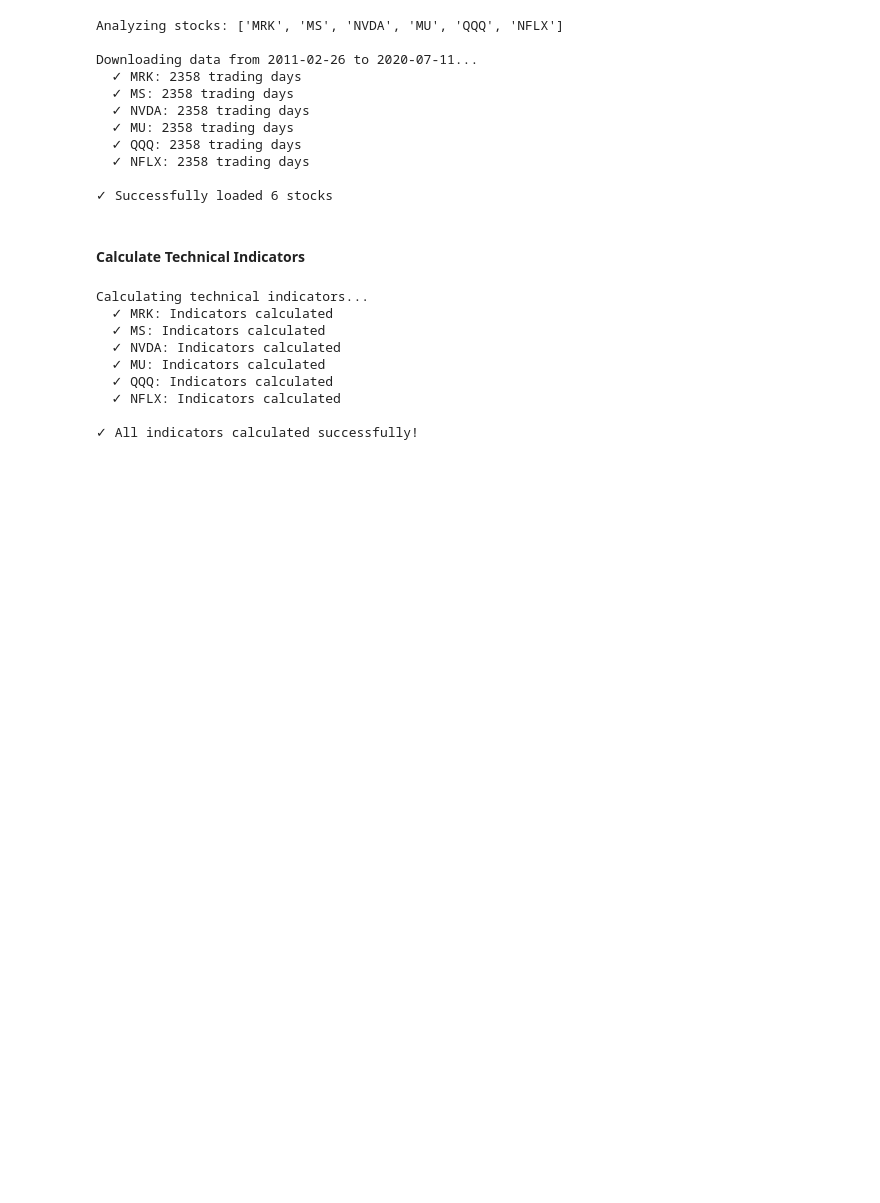
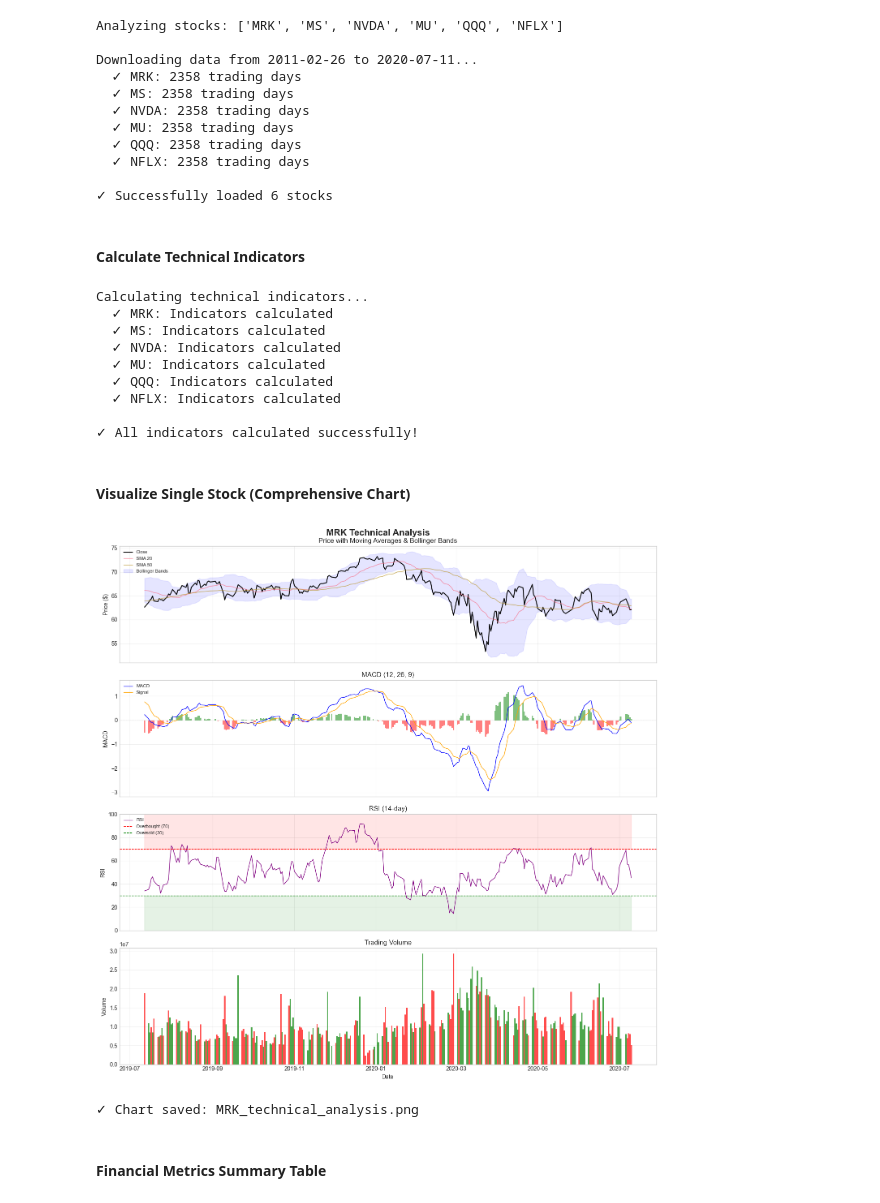
Before and after one commit to HermonaDev/financial-sentiment-challenge-week1, a Jupyter notebook: notebooks/02_quantitative_analysis.ipynb, the cells around one changed output. Saved outputs shown, nothing was run; the diff lists cells and outputs as text; code cells hidden in the pictures; blank space fills up the shorter version.

Commit message:
feat: add financial metrics summary and stock comparison charts

```diff
--- a/notebooks/02_quantitative_analysis.ipynb
+++ b/notebooks/02_quantitative_analysis.ipynb
@@ -169,3 +169,75 @@ Calculating technical indicators...
   ✓ NFLX: Indicators calculated
 
 ✓ All indicators calculated successfully!
+# %% [markdown]
+#### Visualize Single Stock (Comprehensive Chart)
+# %%
+def plot_technical_analysis(symbol, data, days=252):
+    """Create comprehensive technical analysis chart"""
+
+    df = data.tail(days)  # Last N days
+
+    fig, axes = plt.subplots(4, 1, figsize=(14, 14), sharex=True)
+    fig.suptitle(f'{symbol} Technical Analysis', fontsize=16, fontweight='bold')
+
+    # --- Plot 1: Price with Moving Averages & Bollinger Bands ---
+    ax1 = axes[0]
+    ax1.plot(df.index, df['Close'], label='Close', linewidth=1.5, color='black')
+    ax1.plot(df.index, df['SMA_20'], label='SMA 20', linewidth=1, alpha=0.8)
+    ax1.plot(df.index, df['SMA_50'], label='SMA 50', linewidth=1, alpha=0.8)
+    ax1.fill_between(df.index, df['BB_Upper'], df['BB_Lower'], alpha=0.1, color='blue', label='Bollinger Bands')
+    ax1.set_ylabel('Price ($)')
+    ax1.set_title('Price with Moving Averages & Bollinger Bands')
+    ax1.legend(loc='upper left', fontsize=8)
+    ax1.grid(True, alpha=0.3)
+
+    # --- Plot 2: MACD ---
+    ax2 = axes[1]
+    ax2.plot(df.index, df['MACD'], label='MACD', linewidth=1, color='blue')
+    ax2.plot(df.index, df['MACD_Signal'], label='Signal', linewidth=1, color='orange')
+    colors = ['green' if v >= 0 else 'red' for v in df['MACD_Hist']]
+    ax2.bar(df.index, df['MACD_Hist'], color=colors, alpha=0.5, width=1)
+    ax2.axhline(y=0, color='gray', linestyle='--', linewidth=0.5)
+    ax2.set_ylabel('MACD')
+    ax2.set_title('MACD (12, 26, 9)')
+    ax2.legend(loc='upper left', fontsize=8)
+    ax2.grid(True, alpha=0.3)
+
+    # --- Plot 3: RSI ---
+    ax3 = axes[2]
+    ax3.plot(df.index, df['RSI'], label='RSI', color='purple', linewidth=1)
+    ax3.axhline(y=70, color='red', linestyle='--', linewidth=1, label='Overbought (70)')
+    ax3.axhline(y=30, color='green', linestyle='--', linewidth=1, label='Oversold (30)')
+    ax3.fill_between(df.index, 70, 100, alpha=0.1, color='red')
+    ax3.fill_between(df.index, 0, 30, alpha=0.1, color='green')
+    ax3.set_ylabel('RSI')
+    ax3.set_title('RSI (14-day)')
+    ax3.set_ylim(0, 100)
+    ax3.legend(loc='upper left', fontsize=8)
+    ax3.grid(True, alpha=0.3)
+
+    # --- Plot 4: Volume ---
+    ax4 = axes[3]
+    colors = ['green' if df['Close'].iloc[i] >= df['Open'].iloc[i] else 'red'
+              for i in range(len(df))]
+    ax4.bar(df.index, df['Volume'], color=colors, alpha=0.7, width=1)
+    ax4.set_ylabel('Volume')
+    ax4.set_title('Trading Volume')
+    ax4.set_xlabel('Date')
+    ax4.grid(True, alpha=0.3)
+
+    plt.tight_layout()
+    plt.savefig(f'../notebooks/{symbol}_technical_analysis.png', dpi=150, bbox_inches='tight')
+    plt.show()
+
+    return fig
+
+# Plot for first stock
+first_symbol = list(stock_data.keys())[0]
+plot_technical_analysis(first_symbol, stock_data[first_symbol])
+print(f"✓ Chart saved: {first_symbol}_technical_analysis.png")
+# %% [output]
+[figure, added]
+✓ Chart saved: MRK_technical_analysis.png
+# %% [markdown]
+#### Financial Metrics Summary Table
```
Also changed, not shown: parts of 3 cells of this notebook, 1 other file.
